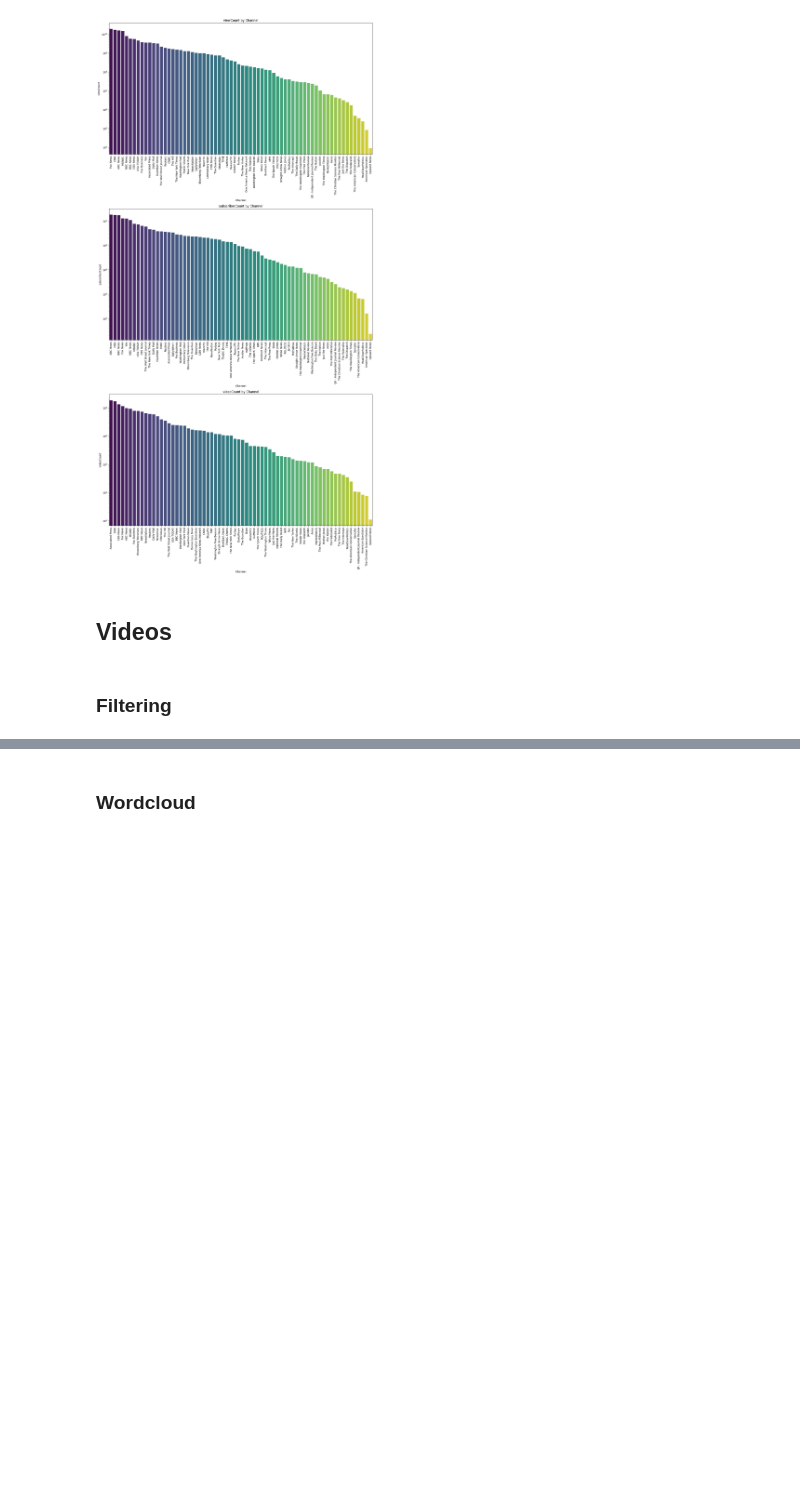
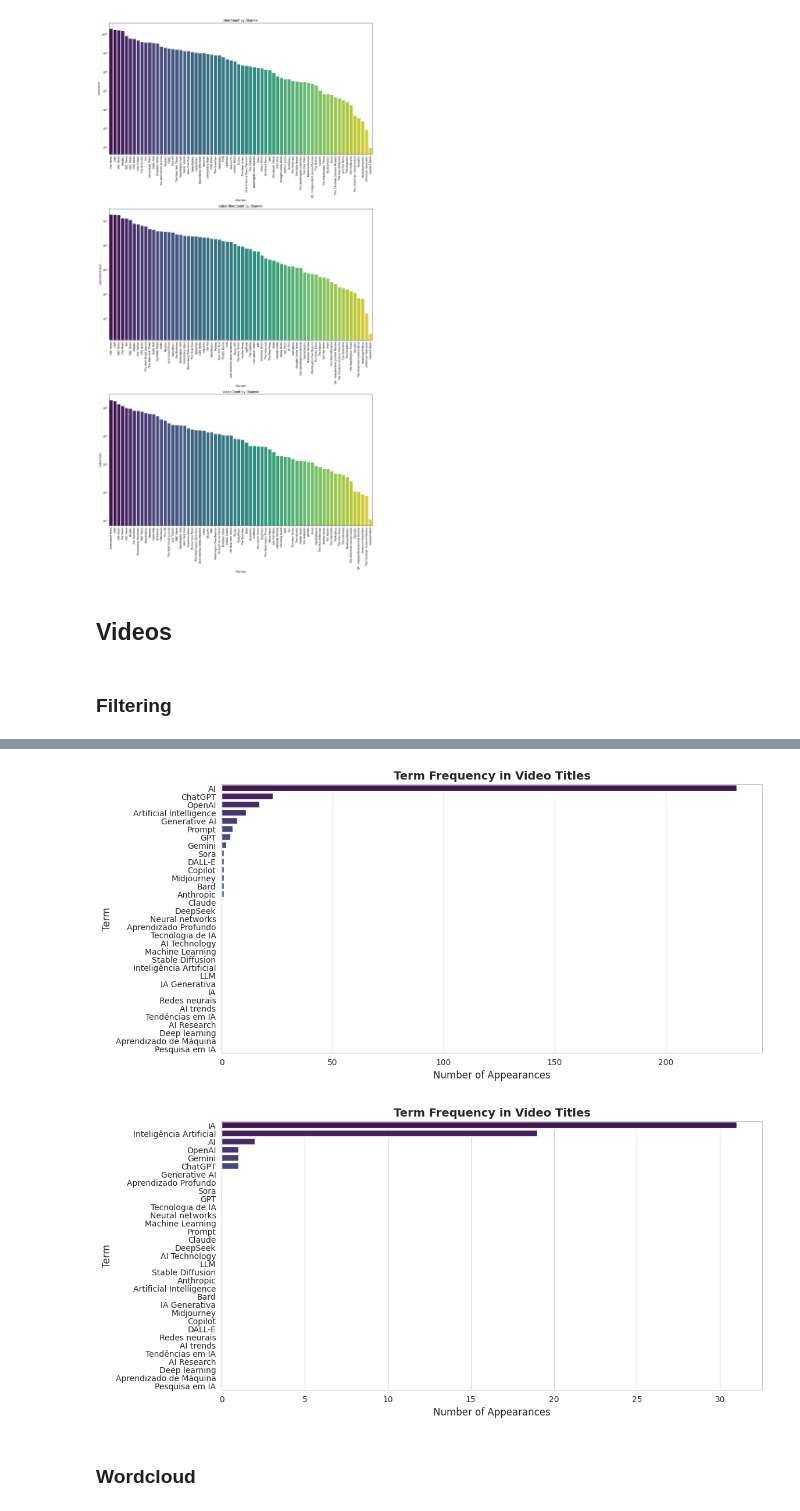
Before and after one commit to Giovana2ma/Opinion-mining, a Jupyter notebook: eda.ipynb, the cells around one changed output, grey strips where cells are left out. Drawn from its saved outputs; the diff is of its cells as text; code cells hidden in the pictures; blank space fills up the shorter version.

```diff
--- a/eda.ipynb
+++ b/eda.ipynb
@@ -32,4 +32,32 @@ terms = ['Generative AI','Bard','OpenAI','Gemini','Aprendizado de Máquina','AI'
 'Tecnologia de IA','Aprendizado Profundo','Machine Learning','Neural networks','Prompt','Claude','DeepSeek','AI Technology','Pesquisa em IA']
 # %% [markdown]
 ### Filtering
+# %%
+def plot_term_histogram(data, terms):
+    # Converter títulos para string (caso tenha valores NaN)
+    data["Title"] = data["Title"].astype(str).str.lower()
+
+    # Criar dicionário para contar ocorrências de cada termo
+    term_counts = {
+        term: data["Title"].str.contains(r'\b' + re.escape(term.lower()) + r'\b', regex=True).sum()
+        for term in terms
+    }
+
+    # Criar DataFrame com os resultados e ordenar
+    term_df = pd.DataFrame(term_counts.items(), columns=["Term", "Count"]).sort_values(by="Count", ascending=False)
+
+    # Configurar estilo do gráfico
+    sns.set_style("whitegrid")
+    plt.figure(figsize=(12, 6))
+
+    # Criar o gráfico de barras
+    sns.barplot(y=term_df["Term"], x=term_df["Count"], palette="viridis")
+
+    # Configurar rótulos e título
+    plt.xlabel("Number of Appearances", fontsize=12)
+    plt.ylabel("Term", fontsize=12)
+    plt.title("Term Frequency in Video Titles", fontsize=14, fontweight="bold")
+
+    # Exibir o gráfico
+    plt.show()
 # %%
@@ -48,3 +76,9 @@ Total of videos filtered in English: 522
+# %%
+plot_term_histogram(us_filtered,terms)
+plot_term_histogram(br_filtered,terms)
+# %% [output]
+[figure, added]
+[figure, added]
 # %% [markdown]
 ### Wordcloud
 # %%
```
Also changed, not shown: parts of 8 cells of this notebook, 1 other file.
